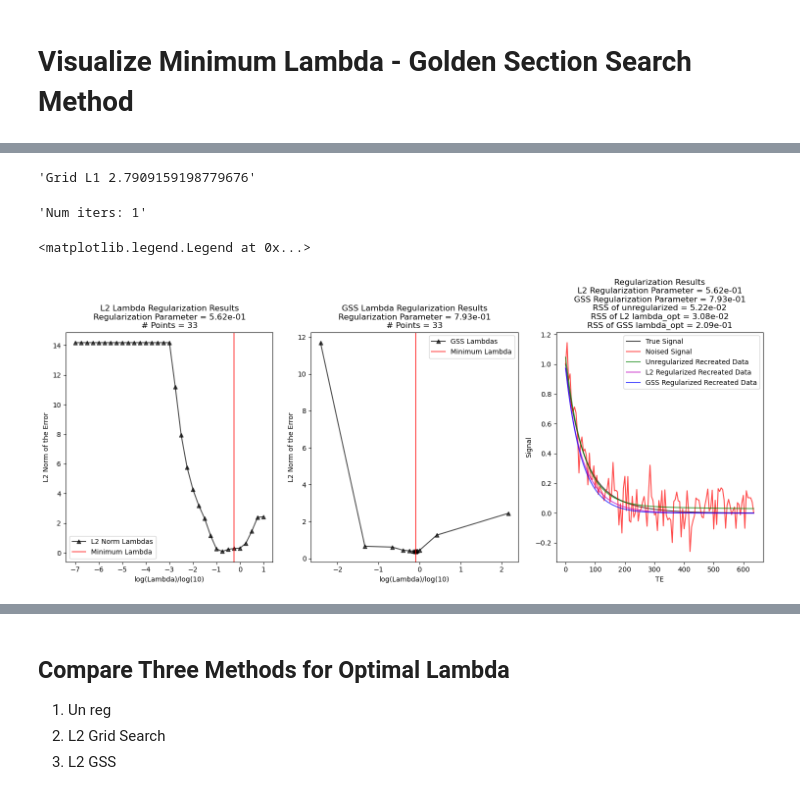
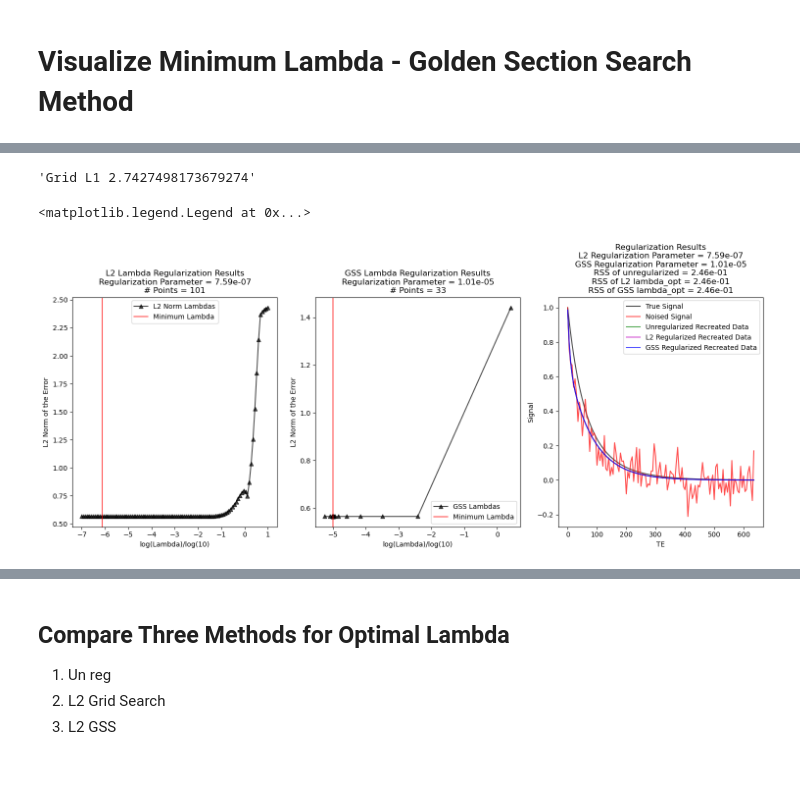
Before and after one commit to Griffin997/OptimalRegularizer, a Jupyter notebook: Generate_LambdaOpt.ipynb, the cells around one changed output, grey strips where cells are left out. Cells and saved outputs as stored; diff of their text form; code cells hidden in the pictures.

Commit message:
Restore Raw GSS Visual

```diff
--- a/Generate_LambdaOpt.ipynb
+++ b/Generate_LambdaOpt.ipynb
@@ -278,7 +278,7 @@ def min_bias_estimates(c1, c2, T21, T22, n=100, lambdas = np.logspace(-7,3, 51),
 # %%
 plt.style.use('default')
 # %%
-lambdas_test = np.logspace(-7, 1, 33)
+lambdas_test = np.logspace(-7, 1, 101)
 
 noise_sd = 1/10
 
@@ -349,54 +349,40 @@ T22 = 100
 
 noiseless_curve = G(tdata, c1, c2, T21, T22)
 
+data = noiseless_curve + noise(noise_sd)
 
-def loops(c1,c2,T21,T22, curve):
-    recreated_RSS = 0
-    recreated_RSS_L2 = 0
-    counter = 0
+data = data/data[0]
+
+unreg_params = estimate_parameters(data, 0)
+
+opt_params, min_error_lambda, lambda_list, error_array = find_minLambda_GSS(data, c1, c2, T21, T22, lambdaB = 5)
+opt_params_L2, min_error_lambda_L2, error_array_L2 = find_minLambda_omni_L2(data, c1, c2, T21, T22, lambdas = lambdas_test)
+
+lamda_list_ind_sort = np.argsort(lambda_list)
+lambda_list_sorted = np.take_along_axis(np.array(lambda_list), lamda_list_ind_sort, axis=0)
+error_array_sorted = np.take_along_axis(np.array(error_array), lamda_list_ind_sort, axis=0)
+
+unreg_curve = G(tdata, *unreg_params)
+recreated_curve = G(tdata, *opt_params)
+recreated_curve_L2 = G(tdata, *opt_params_L2)
+
+unreg_RSS = np.sum((noiseless_curve - unreg_curve)**2)
+recreated_RSS = np.sum((noiseless_curve - recreated_curve)**2)
+recreated_RSS_L2 = np.sum((noiseless_curve - recreated_curve_L2)**2)
+
+unreg_RSS_L1 = np.sum(np.abs(noiseless_curve - unreg_curve))
+recreated_RSS_L1 = np.sum(np.abs(noiseless_curve - recreated_curve))
+recreated_RSS_L2_L1 = np.sum(np.abs(noiseless_curve - recreated_curve_L2))
 
 
-    while recreated_RSS <= recreated_RSS_L2:
-        np.random.seed(counter)
-        data = curve + noise(noise_sd)
 
 
-        data = data/data[0]
-
-        unreg_params = estimate_parameters(data, 0)
-
-        opt_params, min_error_lambda, lambda_list, error_array = find_minLambda_GSS(data, c1, c2, T21, T22, lambdaB = 5)
-        opt_params_L2, min_error_lambda_L2, error_array_L2 = find_minLambda_omni_L2(data, c1, c2, T21, T22, lambdas = lambdas_test)
-
-        lamda_list_ind_sort = np.argsort(lambda_list)
-        lambda_list_sorted = np.take_along_axis(np.array(lambda_list), lamda_list_ind_sort, axis=0)
-        error_array_sorted = np.take_along_axis(np.array(error_array), lamda_list_ind_sort, axis=0)
-
-        unreg_curve = G(tdata, *unreg_params)
-        recreated_curve = G(tdata, *opt_params)
-        recreated_curve_L2 = G(tdata, *opt_params_L2)
-
-        unreg_RSS = np.sum((noiseless_curve - unreg_curve)**2)
-        recreated_RSS = np.sum((noiseless_curve - recreated_curve)**2)
-        recreated_RSS_L2 = np.sum((noiseless_curve - recreated_curve_L2)**2)
-        unreg_RSS_L1 = np.sum(np.abs(noiseless_curve - unreg_curve))
-        recreated_RSS_L1 = np.sum(np.abs(noiseless_curve - recreated_curve))
-        recreated_RSS_L2_L1 = np.sum(np.abs(noiseless_curve - recreated_curve_L2))
-
-        counter += 1
-    if counter > 200:
-        assert False
-
-    return unreg_RSS, recreated_RSS, recreated_LSS_L2, recreated_curve, recreated_curve_L2, unreg_RSS_L1, recreated_RSS_L1, recreated_RSS_L2_L1, lamda_list_ind_sort, lambda_list_sorted, error_array_sorted, min_error_lambda, min_error_lambda_L2, counter
-
-
-unreg_RSS, recreated_RSS, recreated_LSS_L2, recreated_curve, recreated_curve_L2, unreg_RSS_L1, recreated_RSS_L1, recreated_RSS_L2_L1, lamda_list_ind_sort, lambda_list_sorted, error_array_sorted, min_error_lambda, min_error_lambda_L2, counter = loops(c1,c2,T22,T21, noiseless_curve)
 
 
 display(f"Unreg L1 {unreg_RSS_L1}")
 display(f"GSS L1 {recreated_RSS_L1}")
 display(f"Grid L1 {recreated_RSS_L2_L1}")
-display(f"Num iters: {counter}")
+# display(f"Num iters: {counter}")
 
 
 
@@ -424,9 +410,9 @@ ax[2].plot(tdata, recreated_curve, label = 'GSS Regularized Recreated Data', alp
 ax[2].set_xlabel('TE')
 ax[2].set_ylabel('Signal')
 ax[2].set_title('Regularization Results' + '\nL2 Regularization Parameter = ' + "{:.2e}".format(min_error_lambda_L2) +
-            '\nGSS Regularization Parameter = ' + "{:.2e}".format(min_error_lambda) +
-            '\nRSS of unregularized = ' + "{:.2e}".format(unreg_RSS) +
-            '\nRSS of L2 lambda_opt = ' + "{:.2e}".format(recreated_RSS_L2) +
-            '\nRSS of GSS lambda_opt = ' + "{:.2e}".format(recreated_RSS))
+    '\nGSS Regularization Parameter = ' + "{:.2e}".format(min_error_lambda) +
+    '\nRSS of unregularized = ' + "{:.2e}".format(unreg_RSS) +
+    '\nRSS of L2 lambda_opt = ' + "{:.2e}".format(recreated_RSS_L2) +
+    '\nRSS of GSS lambda_opt = ' + "{:.2e}".format(recreated_RSS))
 ax[2].legend()
 # %% [output]
@@ -435,4 +421,3 @@ ax[2].legend()
-'Grid L1 2.7909159198779676'
+'Grid L1 2.7427498173679274'
-'Num iters: 1'
+<matplotlib.legend.Legend at 0x...>
-<matplotlib.legend.Legend at 0x...>
-[figure, old version]
+[figure, new version]
```
Also changed, not shown: parts of 5 cells of this notebook.
